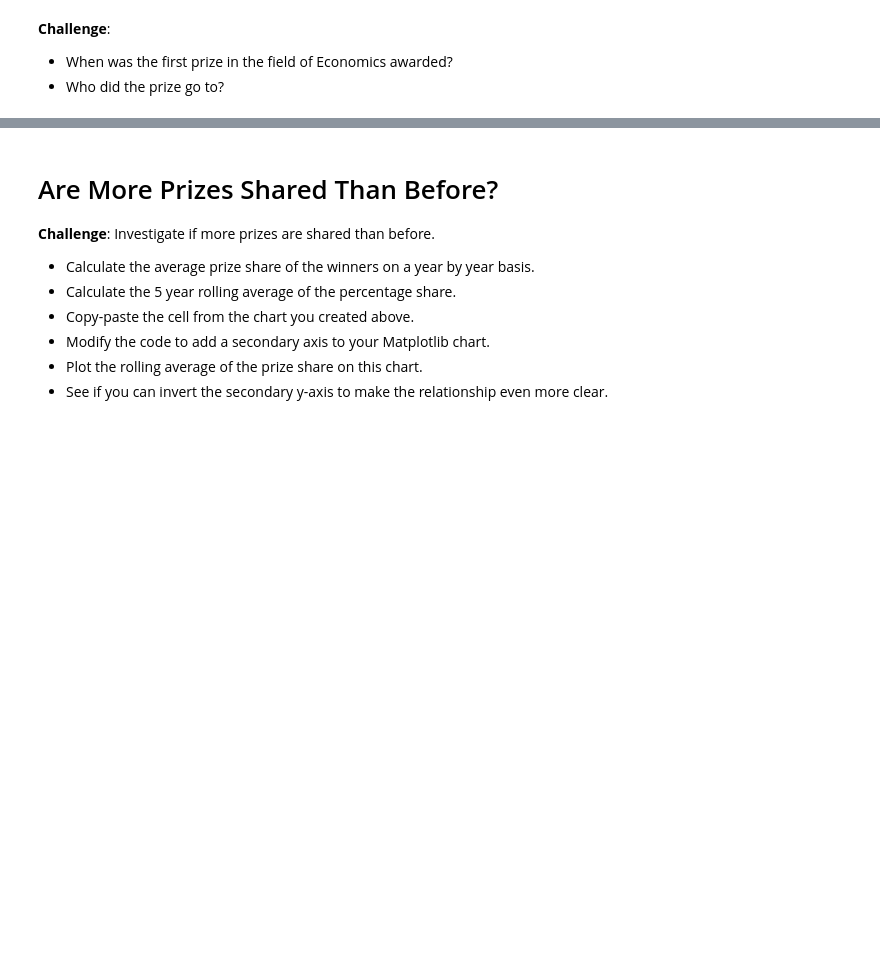
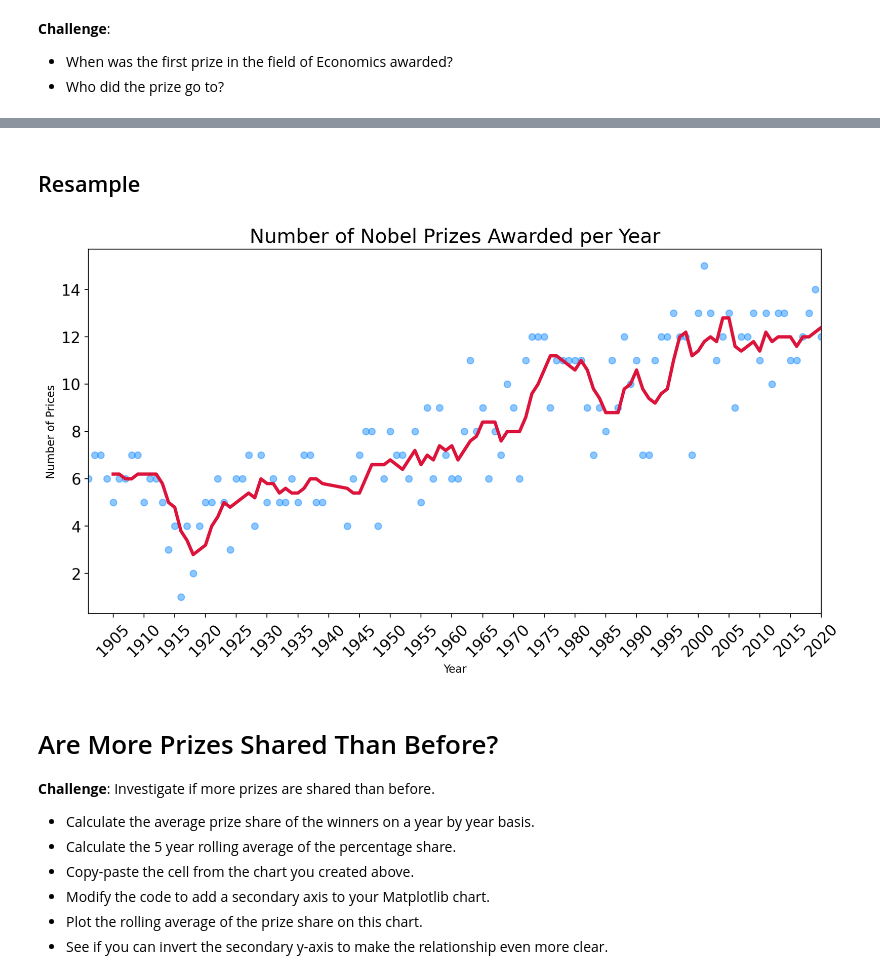
Before and after one commit to KenkiCZ/google_notebooks, a Jupyter notebook: C106_Nobel_price.ipynb, the cells around one changed output, grey strips where cells are left out. Cells and saved outputs as stored; diff of their text form; code cells hidden in the pictures; blank space fills up the shorter version.

```diff
--- a/C106_Nobel_price.ipynb
+++ b/C106_Nobel_price.ipynb
@@ -238,3 +271,6 @@ Name: count, dtype: int64
 
 * Looking at the chart, did the first and second world wars have an impact on the number of prizes being given out?
 * What could be the reason for the trend in the chart?
+# %%
+df_timestamp = df.groupby("year", as_index=False)["full_name"].count()
+df_timestamp
@@ -240,0 +293,6 @@ Name: count, dtype: int64
+# %%
+df_timestamps_5y = df_timestamp['full_name'].rolling(window=5).mean()
+df_timestamps_5y
+# Rolling is smoothing method, which is used with time series, where we get the same size of df as input
+
+# When performing rolling operations in pandas, you typically apply the rolling window to the column that contains the values you want to smooth or aggregate.
@@ -240,0 +312,2 @@ Name: count, dtype: int64
+# %% [markdown]
+## Resample
@@ -241,3 +316,24 @@ Name: count, dtype: int64
+# %%
+plt.figure(figsize=(12,6), dpi=200)
+plt.title('Number of Nobel Prizes Awarded per Year', fontsize=18)
+plt.yticks(fontsize=14)
+plt.xticks(ticks=np.arange(1900, 2021, step=5),
+           fontsize=14,
+           rotation=45)
+
+plt.scatter(x = df_timestamp["year"], y = df_timestamp["full_name"], color="dodgerblue", alpha=0.5)
+plt.plot(df_timestamp["year"], df_timestamps_5y, c='crimson', linewidth=3)
+
+ax = plt.gca()
+ax.set_xlim(df_timestamp["year"].min(), df_timestamp["year"].max())
+
+# Labels
+plt.xlabel('Year')
+plt.ylabel('Number of Prices')
+
+plt.show()
+# %% [output]
+[figure, added]
 # %% [markdown]
 # Are More Prizes Shared Than Before?
 
```
Also changed, not shown: parts of 14 cells of this notebook.
